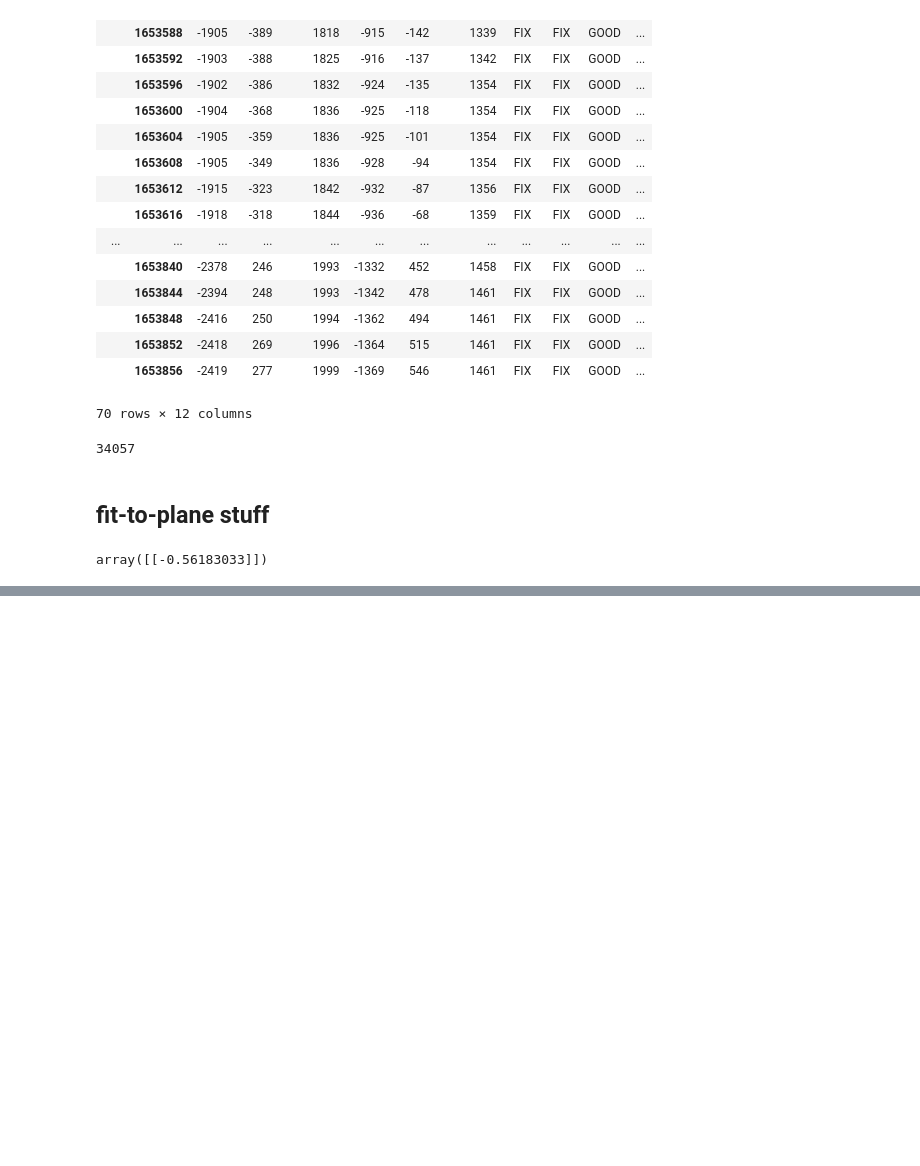
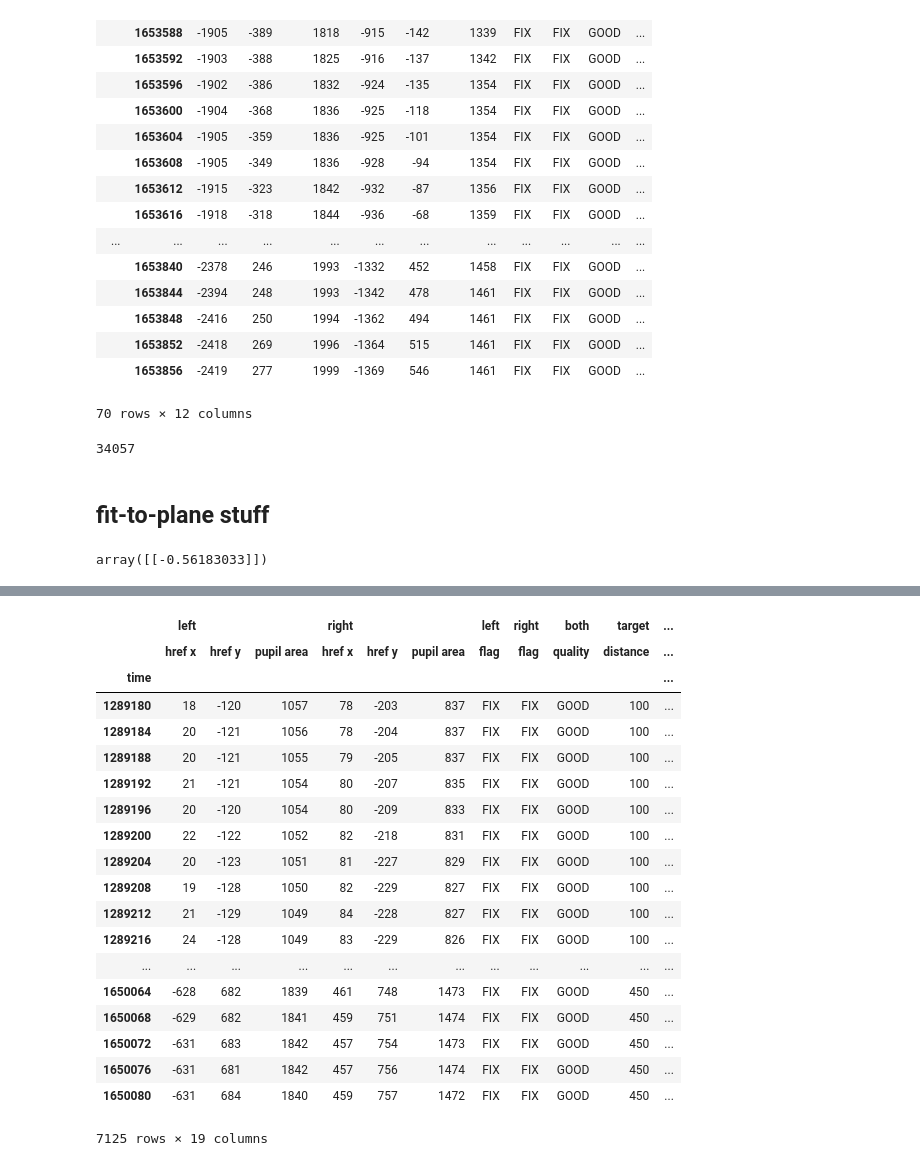
Before and after one commit to Berkeley-BORIS/BORIS_Code, a Jupyter notebook: opencv_testing.ipynb, the cells around one changed output, grey strips where cells are left out. Saved outputs shown, nothing was run; the diff lists cells and outputs as text; code cells hidden in the pictures; blank space fills up the shorter version.

```diff
--- a/opencv_testing.ipynb
+++ b/opencv_testing.ipynb
@@ -343,0 +365,23 @@ array([[-0.56183033]])
+# %%
+rt_data.loc[1]
+# %% [output]
+|  | left |  |  | right |  |  | left | right | both | target | ... |
+|  | href x | href y | pupil area | href x | href y | pupil area | flag | flag | quality | distance | ... |
+| time |  |  |  |  |  |  |  |  |  |  | ... |
+| 1289180 | 18 | -120 | 1057 | 78 | -203 | 837 | FIX | FIX | GOOD | 100 | ... |
+| 1289184 | 20 | -121 | 1056 | 78 | -204 | 837 | FIX | FIX | GOOD | 100 | ... |
+| 1289188 | 20 | -121 | 1055 | 79 | -205 | 837 | FIX | FIX | GOOD | 100 | ... |
+| 1289192 | 21 | -121 | 1054 | 80 | -207 | 835 | FIX | FIX | GOOD | 100 | ... |
+| 1289196 | 20 | -120 | 1054 | 80 | -209 | 833 | FIX | FIX | GOOD | 100 | ... |
+| 1289200 | 22 | -122 | 1052 | 82 | -218 | 831 | FIX | FIX | GOOD | 100 | ... |
+| 1289204 | 20 | -123 | 1051 | 81 | -227 | 829 | FIX | FIX | GOOD | 100 | ... |
+| 1289208 | 19 | -128 | 1050 | 82 | -229 | 827 | FIX | FIX | GOOD | 100 | ... |
+| 1289212 | 21 | -129 | 1049 | 84 | -228 | 827 | FIX | FIX | GOOD | 100 | ... |
+| 1289216 | 24 | -128 | 1049 | 83 | -229 | 826 | FIX | FIX | GOOD | 100 | ... |
+| ... | ... | ... | ... | ... | ... | ... | ... | ... | ... | ... | ... |
+| 1650064 | -628 | 682 | 1839 | 461 | 748 | 1473 | FIX | FIX | GOOD | 450 | ... |
+| 1650068 | -629 | 682 | 1841 | 459 | 751 | 1474 | FIX | FIX | GOOD | 450 | ... |
+| 1650072 | -631 | 683 | 1842 | 457 | 754 | 1473 | FIX | FIX | GOOD | 450 | ... |
+| 1650076 | -631 | 681 | 1842 | 457 | 756 | 1474 | FIX | FIX | GOOD | 450 | ... |
+| 1650080 | -631 | 684 | 1840 | 459 | 757 | 1472 | FIX | FIX | GOOD | 450 | ... |
+7125 rows × 19 columns
```
Also changed, not shown: parts of 10 cells of this notebook, 1 other file.
